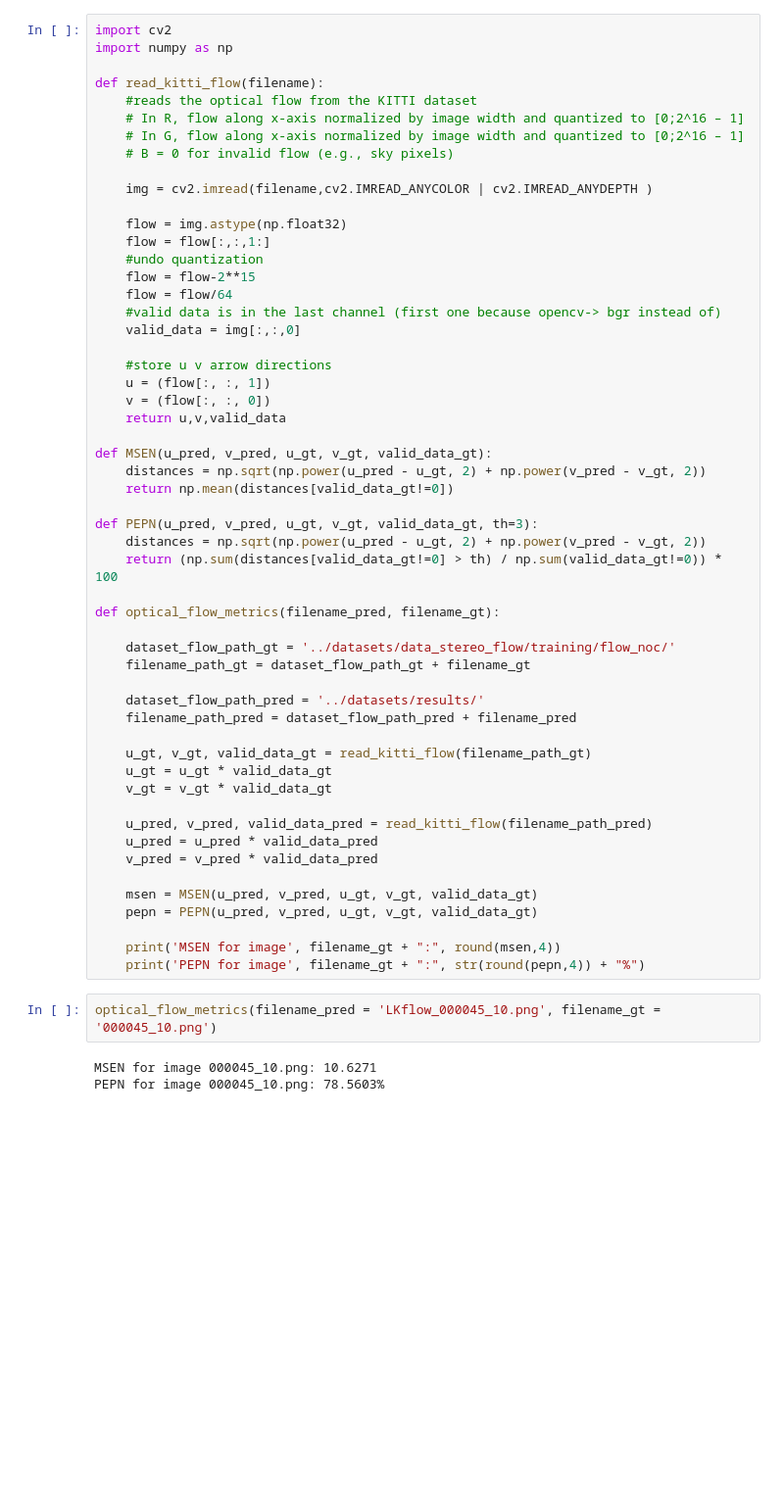
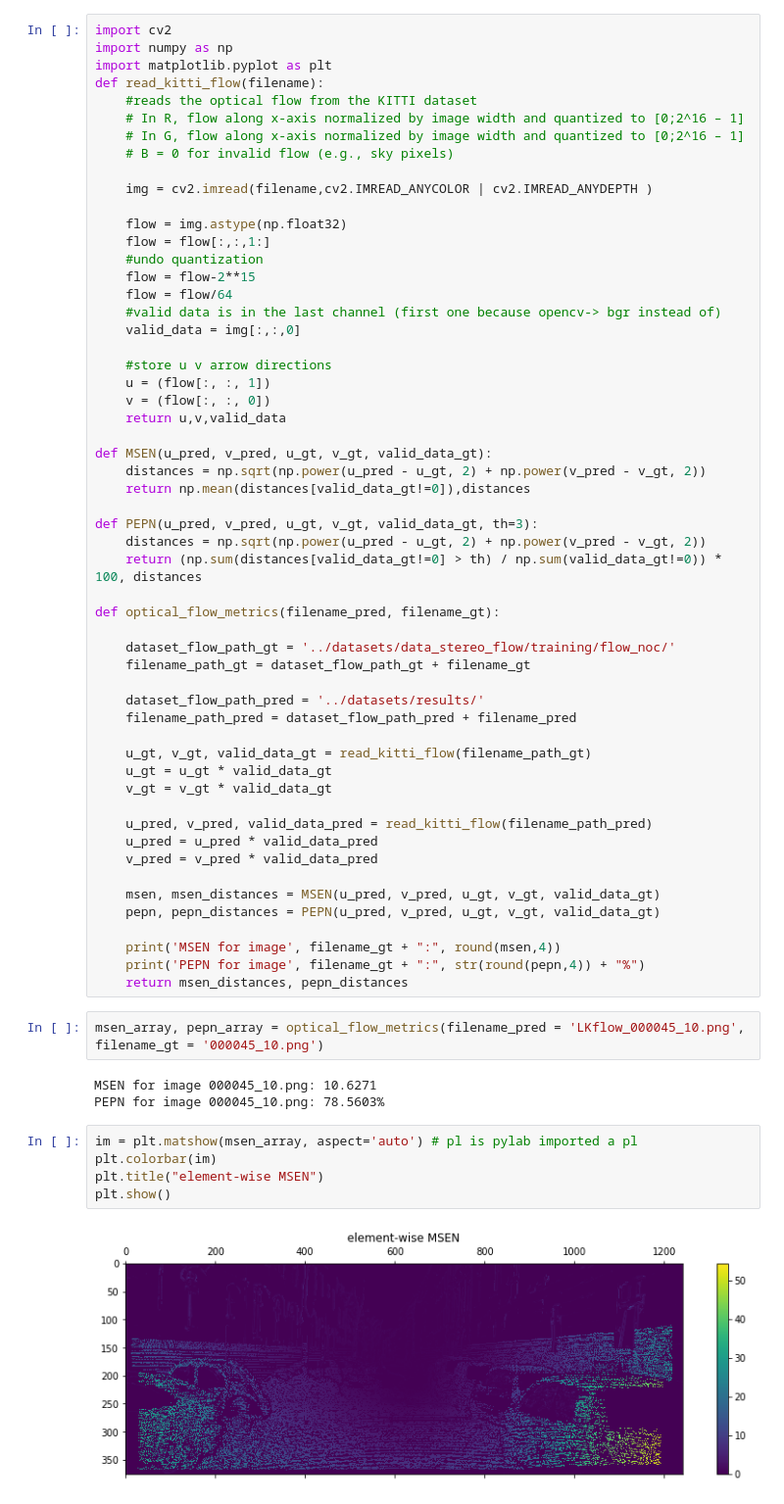
Before and after one commit to mcv-m6-video/mcv-m6-2023-team4, a Jupyter notebook: Week 1/optical_flow_metrics.ipynb, the cells around one changed output. Shown at 98% size. Cells and saved outputs as stored; diff of their text form; blank space fills up the shorter version.

Commit message:
added simple mse/pepn visualisation

```diff
--- a/Week 1/optical_flow_metrics.ipynb
+++ b/Week 1/optical_flow_metrics.ipynb
@@ -1,7 +1,7 @@
 # %%
 import cv2
 import numpy as np
-
+import matplotlib.pyplot as plt
 def read_kitti_flow(filename):
     #reads the optical flow from the KITTI dataset
     # In R, flow along x-axis normalized by image width and quantized to [0;2^16 – 1]
@@ -25,11 +25,11 @@ def read_kitti_flow(filename):
 
 def MSEN(u_pred, v_pred, u_gt, v_gt, valid_data_gt):
     distances = np.sqrt(np.power(u_pred - u_gt, 2) + np.power(v_pred - v_gt, 2))
-    return np.mean(distances[valid_data_gt!=0])
+    return np.mean(distances[valid_data_gt!=0]),distances
 
 def PEPN(u_pred, v_pred, u_gt, v_gt, valid_data_gt, th=3):
     distances = np.sqrt(np.power(u_pred - u_gt, 2) + np.power(v_pred - v_gt, 2))
-    return (np.sum(distances[valid_data_gt!=0] > th) / np.sum(valid_data_gt!=0)) * 100
+    return (np.sum(distances[valid_data_gt!=0] > th) / np.sum(valid_data_gt!=0)) * 100, distances
 
 def optical_flow_metrics(filename_pred, filename_gt):
 
@@ -47,13 +47,21 @@ def optical_flow_metrics(filename_pred, filename_gt):
     u_pred = u_pred * valid_data_pred
     v_pred = v_pred * valid_data_pred
 
-    msen = MSEN(u_pred, v_pred, u_gt, v_gt, valid_data_gt)
-    pepn = PEPN(u_pred, v_pred, u_gt, v_gt, valid_data_gt)
+    msen, msen_distances = MSEN(u_pred, v_pred, u_gt, v_gt, valid_data_gt)
+    pepn, pepn_distances = PEPN(u_pred, v_pred, u_gt, v_gt, valid_data_gt)
 
     print('MSEN for image', filename_gt + ":", round(msen,4))
     print('PEPN for image', filename_gt + ":", str(round(pepn,4)) + "%")
+    return msen_distances, pepn_distances
 # %%
-optical_flow_metrics(filename_pred = 'LKflow_000045_10.png', filename_gt = '000045_10.png')
+msen_array, pepn_array = optical_flow_metrics(filename_pred = 'LKflow_000045_10.png', filename_gt = '000045_10.png')
 # %% [output]
 MSEN for image 000045_10.png: 10.6271
 PEPN for image 000045_10.png: 78.5603%
+# %%
+im = plt.matshow(msen_array, aspect='auto') # pl is pylab imported a pl
+plt.colorbar(im)
+plt.title("element-wise MSEN")
+plt.show()
+# %% [output]
+[figure, added]
```
Also changed, not shown: parts of 2 cells of this notebook.
